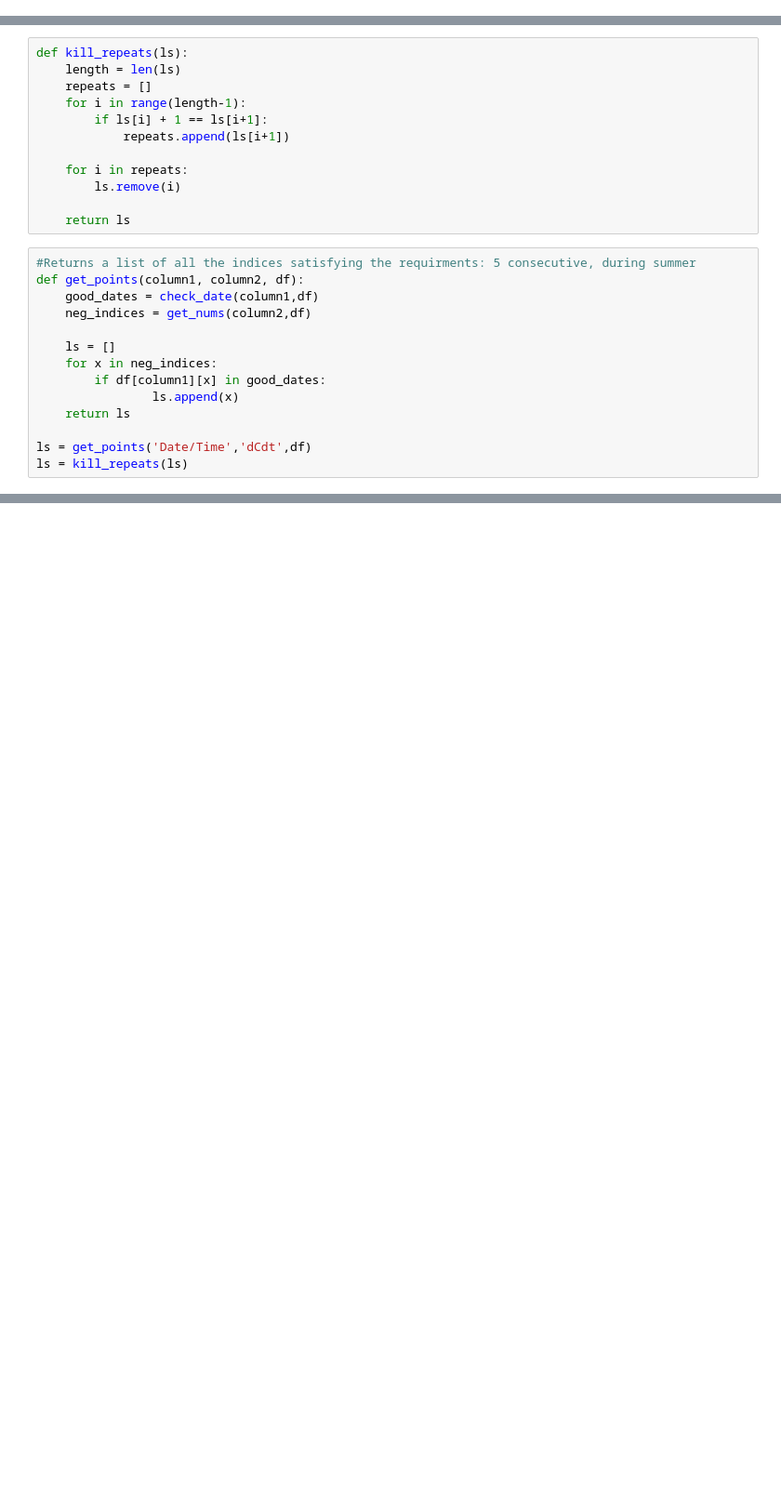
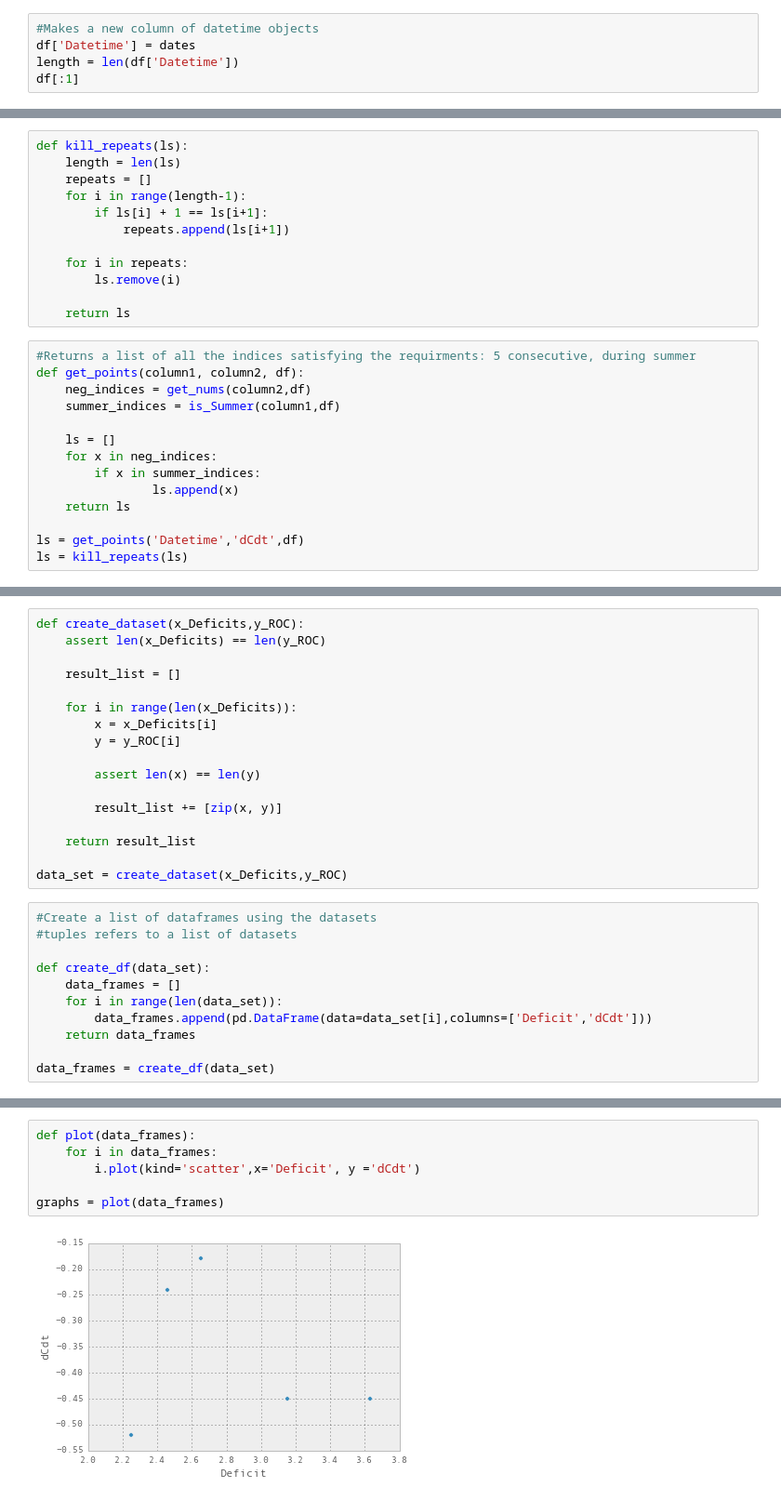
Before and after one commit to gabalita/Millsboro-Pond, a Jupyter notebook: Diel_Oxygen.ipynb, the cells around one changed output, grey strips where cells are left out. Shown at 93% size. Cells and saved outputs as stored; diff of their text form; blank space fills up the shorter version.

Commit message:
Added is_Summer functions and get_interval functions

```diff
--- a/Diel_Oxygen.ipynb
+++ b/Diel_Oxygen.ipynb
@@ -22,0 +33,5 @@ df = pd.read_csv(location)
+# %%
+#Makes a new column of datetime objects
+df['Datetime'] = dates
+length = len(df['Datetime'])
+df[:1]
@@ -68,16 +214,16 @@ def kill_repeats(ls):
 # %%
 #Returns a list of all the indices satisfying the requirments: 5 consecutive, during summer
 def get_points(column1, column2, df):
-    good_dates = check_date(column1,df)
     neg_indices = get_nums(column2,df)
+    summer_indices = is_Summer(column1,df)
 
     ls = []
     for x in neg_indices:
-        if df[column1][x] in good_dates:
+        if x in summer_indices:
                 ls.append(x)
     return ls
 
-ls = get_points('Date/Time','dCdt',df)
+ls = get_points('Datetime','dCdt',df)
 ls = kill_repeats(ls)
 # %%
 #Returning a list of all the indices with positive deficits because we need positive anomaly
@@ -94,0 +293,28 @@ NameError: name 'ls' is not defined
+# %%
+def create_dataset(x_Deficits,y_ROC):
+    assert len(x_Deficits) == len(y_ROC)
+
+    result_list = []
+
+    for i in range(len(x_Deficits)):
+        x = x_Deficits[i]
+        y = y_ROC[i]
+
+        assert len(x) == len(y)
+
+        result_list += [zip(x, y)]
+
+    return result_list
+
+data_set = create_dataset(x_Deficits,y_ROC)
+# %%
+#Create a list of dataframes using the datasets
+#tuples refers to a list of datasets
+
+def create_df(data_set):
+    data_frames = []
+    for i in range(len(data_set)):
+        data_frames.append(pd.DataFrame(data=data_set[i],columns=['Deficit','dCdt']))
+    return data_frames
+
+data_frames = create_df(data_set)
@@ -94,0 +376,8 @@ NameError: name 'ls' is not defined
+# %%
+def plot(data_frames):
+    for i in data_frames:
+        i.plot(kind='scatter',x='Deficit', y ='dCdt')
+
+graphs = plot(data_frames)
+# %% [output]
+[figure, added]
```
Also changed, not shown: parts of 25 cells of this notebook.
